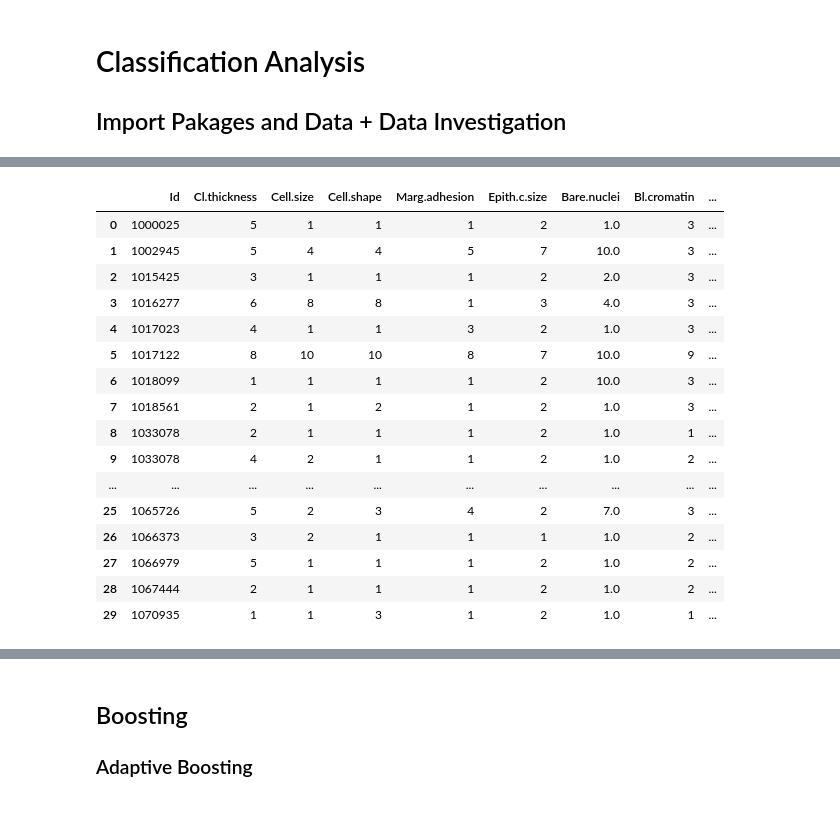
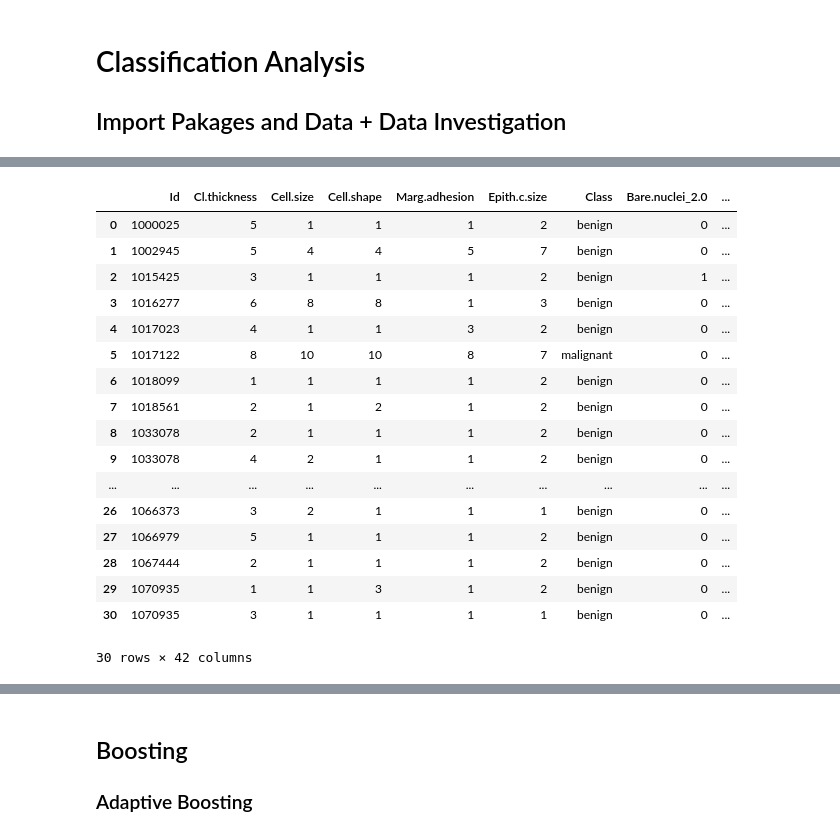
Before and after one commit to kathyxiong/stat_learning_case_study, a Jupyter notebook: freyder_cancer_classification_boosting.ipynb, the cells around one changed output, grey strips where cells are left out. Drawn from its saved outputs; the diff is of its cells as text; code cells hidden in the pictures.

```diff
--- a/freyder_cancer_classification_boosting.ipynb
+++ b/freyder_cancer_classification_boosting.ipynb
@@ -32,0 +18,9 @@ dtype: int64
+# %%
+#Read data and drop rows with null
+data = pd.read_csv('data/breast_cancer.csv')
+data['Bl.cromatin']=data['Bl.cromatin'].astype('category',copy=False)
+data['Bare.nuclei']=data['Bare.nuclei'].astype('category',copy=False)
+data['Normal.nucleoli']=data['Normal.nucleoli'].astype('category',copy=False)
+data['Mitoses']=data['Mitoses'].astype('category',copy=False)
+data = data.dropna()
+data.isnull().sum()
@@ -33,22 +40,28 @@ dtype: int64
+# %%
+nom_vars = data.columns[data.dtypes == 'category']
+nom_vars_df = data[nom_vars]
+nom_vars_df = pd.get_dummies(nom_vars_df, prefix = nom_vars, drop_first = True)
+data_new = pd.concat([data.drop(nom_vars, axis = 1), nom_vars_df], axis = 1)
 # %%
-data.head(30)
+data_new.head(30)
 # %% [output]
-|  | Id | Cl.thickness | Cell.size | Cell.shape | Marg.adhesion | Epith.c.size | Bare.nuclei | Bl.cromatin | ... |
-| 0 | 1000025 | 5 | 1 | 1 | 1 | 2 | 1.0 | 3 | ... |
-| 1 | 1002945 | 5 | 4 | 4 | 5 | 7 | 10.0 | 3 | ... |
-| 2 | 1015425 | 3 | 1 | 1 | 1 | 2 | 2.0 | 3 | ... |
-| 3 | 1016277 | 6 | 8 | 8 | 1 | 3 | 4.0 | 3 | ... |
-| 4 | 1017023 | 4 | 1 | 1 | 3 | 2 | 1.0 | 3 | ... |
-| 5 | 1017122 | 8 | 10 | 10 | 8 | 7 | 10.0 | 9 | ... |
-| 6 | 1018099 | 1 | 1 | 1 | 1 | 2 | 10.0 | 3 | ... |
-| 7 | 1018561 | 2 | 1 | 2 | 1 | 2 | 1.0 | 3 | ... |
-| 8 | 1033078 | 2 | 1 | 1 | 1 | 2 | 1.0 | 1 | ... |
-| 9 | 1033078 | 4 | 2 | 1 | 1 | 2 | 1.0 | 2 | ... |
+|  | Id | Cl.thickness | Cell.size | Cell.shape | Marg.adhesion | Epith.c.size | Class | Bare.nuclei_2.0 | ... |
+| 0 | 1000025 | 5 | 1 | 1 | 1 | 2 | benign | 0 | ... |
+| 1 | 1002945 | 5 | 4 | 4 | 5 | 7 | benign | 0 | ... |
+| 2 | 1015425 | 3 | 1 | 1 | 1 | 2 | benign | 1 | ... |
+| 3 | 1016277 | 6 | 8 | 8 | 1 | 3 | benign | 0 | ... |
+| 4 | 1017023 | 4 | 1 | 1 | 3 | 2 | benign | 0 | ... |
+| 5 | 1017122 | 8 | 10 | 10 | 8 | 7 | malignant | 0 | ... |
+| 6 | 1018099 | 1 | 1 | 1 | 1 | 2 | benign | 0 | ... |
+| 7 | 1018561 | 2 | 1 | 2 | 1 | 2 | benign | 0 | ... |
+| 8 | 1033078 | 2 | 1 | 1 | 1 | 2 | benign | 0 | ... |
+| 9 | 1033078 | 4 | 2 | 1 | 1 | 2 | benign | 0 | ... |
 | ... | ... | ... | ... | ... | ... | ... | ... | ... | ... |
-| 25 | 1065726 | 5 | 2 | 3 | 4 | 2 | 7.0 | 3 | ... |
-| 26 | 1066373 | 3 | 2 | 1 | 1 | 1 | 1.0 | 2 | ... |
-| 27 | 1066979 | 5 | 1 | 1 | 1 | 2 | 1.0 | 2 | ... |
-| 28 | 1067444 | 2 | 1 | 1 | 1 | 2 | 1.0 | 2 | ... |
-| 29 | 1070935 | 1 | 1 | 3 | 1 | 2 | 1.0 | 1 | ... |
+| 26 | 1066373 | 3 | 2 | 1 | 1 | 1 | benign | 0 | ... |
+| 27 | 1066979 | 5 | 1 | 1 | 1 | 2 | benign | 0 | ... |
+| 28 | 1067444 | 2 | 1 | 1 | 1 | 2 | benign | 0 | ... |
+| 29 | 1070935 | 1 | 1 | 3 | 1 | 2 | benign | 0 | ... |
+| 30 | 1070935 | 3 | 1 | 1 | 1 | 1 | benign | 0 | ... |
+30 rows × 42 columns
 # %%
 # split into X and y
```
Also changed, not shown: parts of 23 cells of this notebook.
